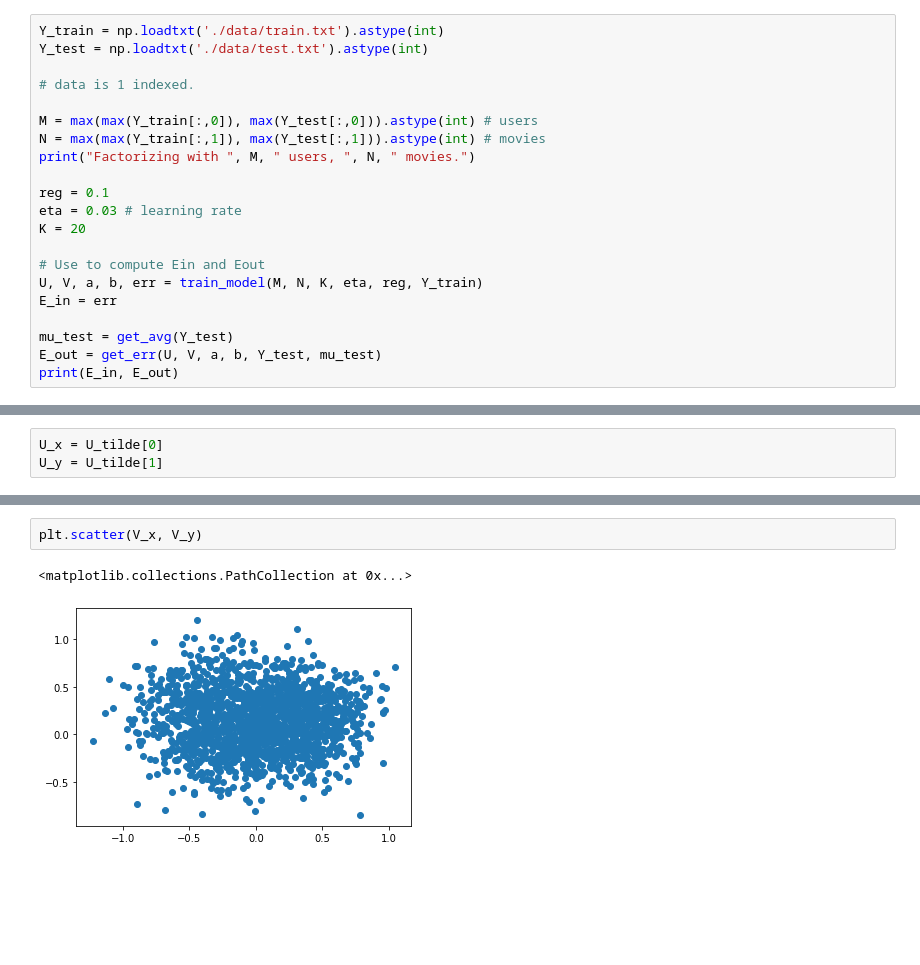
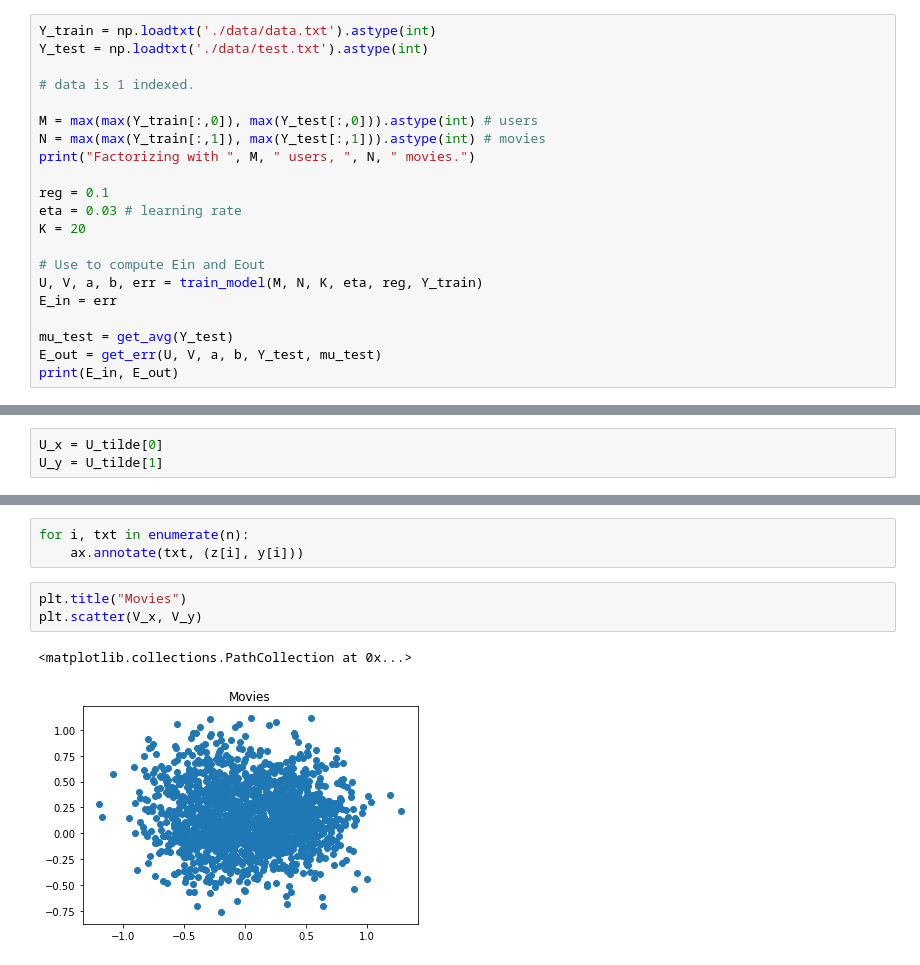
Before and after one commit to danezhou/CS155_Project2, a Jupyter notebook: Matrix Factorization 1c.ipynb, the cells around one changed output, grey strips where cells are left out. Saved outputs shown, nothing was run; the diff lists cells and outputs as text; blank space fills up the shorter version.

Commit message:
added initial visualizations

```diff
--- a/Matrix Factorization 1c.ipynb
+++ b/Matrix Factorization 1c.ipynb
@@ -142,7 +142,7 @@ def train_model(M, N, K, eta, reg, Y, eps=0.0001, max_epochs=300):
     err = get_err(U, V, a, b, Y, mu)
     return (U, V, a, b, err)
 # %%
-Y_train = np.loadtxt('./data/train.txt').astype(int)
+Y_train = np.loadtxt('./data/data.txt').astype(int)
 Y_test = np.loadtxt('./data/test.txt').astype(int)
 
 # data is 1 indexed.
@@ -182,8 +192,12 @@ U_y = U_tilde[1]
+# %%
+for i, txt in enumerate(n):
+    ax.annotate(txt, (z[i], y[i]))
 # %%
+plt.title("Movies")
 plt.scatter(V_x, V_y)
 # %% [output]
 <matplotlib.collections.PathCollection at 0x...>
-[figure, old version]
+[figure, new version]
 # %%
 plt.scatter(U_x, U_y)
 # %% [output]
```
Also changed, not shown: parts of 15 cells of this notebook.
